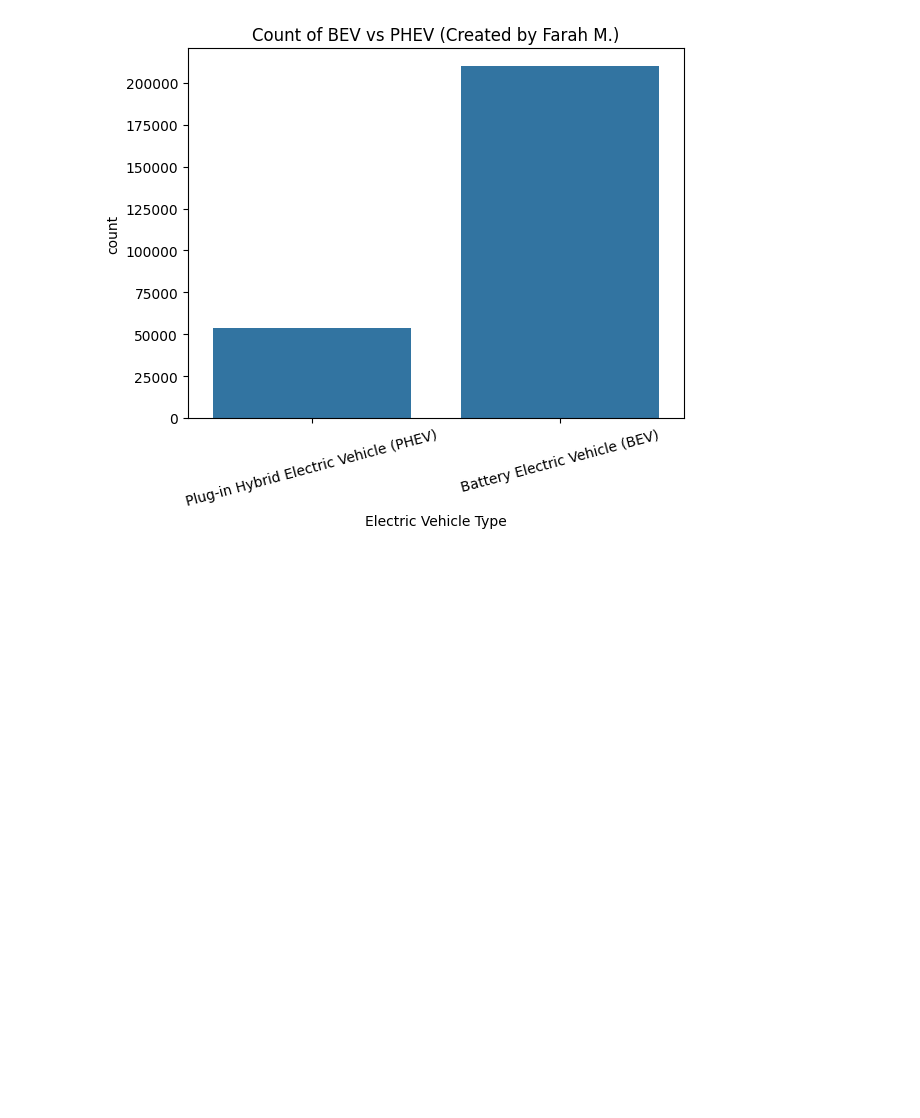
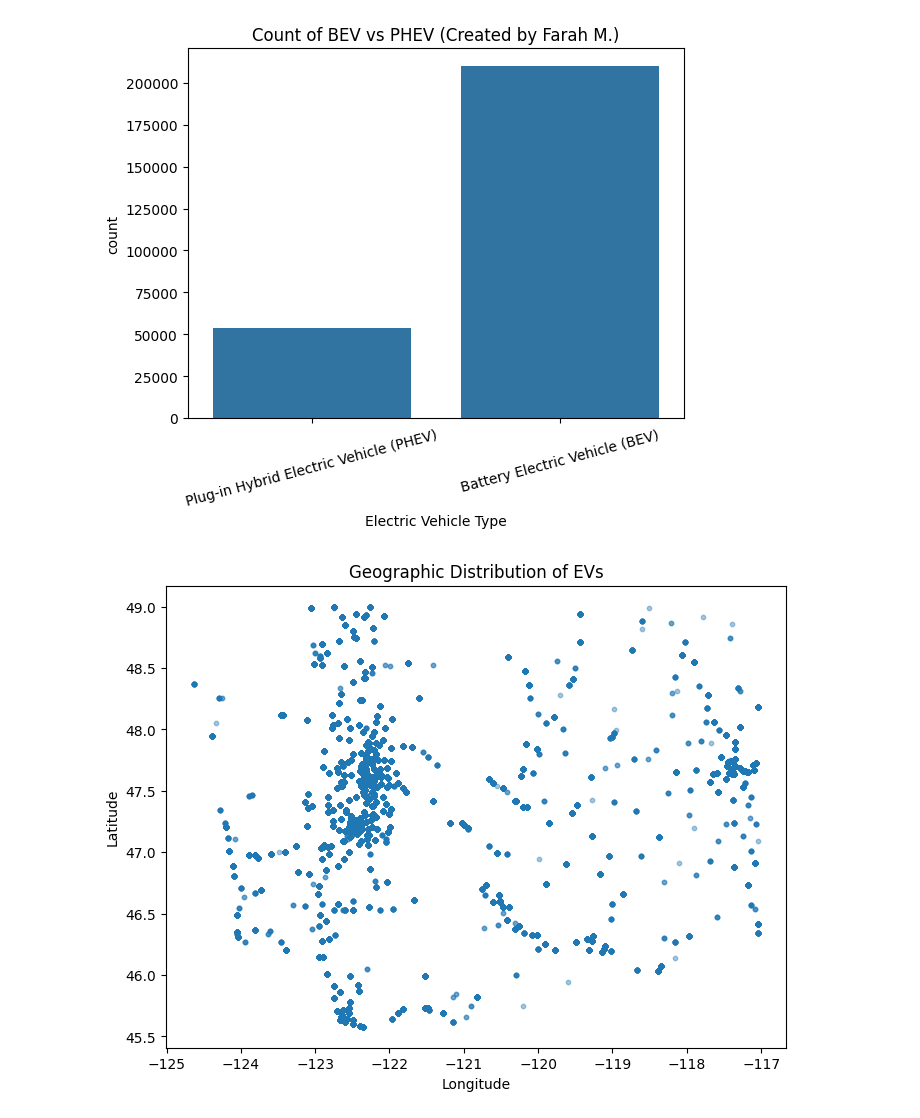
Before and after one commit to fmakkawi/Data201, a Jupyter notebook: Project_2_DATA_201.ipynb, the cells around one changed output. Saved outputs shown, nothing was run; the diff lists cells and outputs as text; code cells hidden in the pictures; blank space fills up the shorter version.

```diff
--- a/Project_2_DATA_201.ipynb
+++ b/Project_2_DATA_201.ipynb
@@ -56,3 +75,43 @@ plt.show()
+# %%
+# Geographic Distribution of EVs (Latitude vs Longitude) scatterplot
+# Ousmane kandji
+
+import pandas as pd
+import matplotlib.pyplot as plt
+import seaborn as sns
+
+# Function to extract longitude and latitude from the 'Vehicle Location' string
+def extract_lat_lon(location_str):
+    if pd.isna(location_str) or not isinstance(location_str, str):
+        return None, None
+    try:
+        # Remove 'POINT (' and ')' and split by space
+        parts = location_str.replace('POINT (', '').replace(')', '').split(' ')
+        lon = float(parts[0])
+        lat = float(parts[1])
+        return lat, lon
+    except:
+        return None, None
+
+# Apply the function to create new Latitude and Longitude columns
+df['Latitude'], df['Longitude'] = zip(*df['Vehicle Location'].apply(extract_lat_lon))
+
+# Drop rows where Latitude or Longitude couldn't be extracted
+df.dropna(subset=['Latitude', 'Longitude'], inplace=True)
+
+plt.figure(figsize=(8,6))
+plt.scatter(
+    df['Longitude'],
+    df['Latitude'],
+    alpha=0.4,
+    s=10
+)
+plt.title('Geographic Distribution of EVs')
+plt.xlabel('Longitude')
+plt.ylabel('Latitude')
+plt.show()
+# %% [output]
+[figure, added]
 # %%
 # ----------------------------------------------
 # Logistic Regression Model
```
Also changed, not shown: parts of 6 cells of this notebook.
